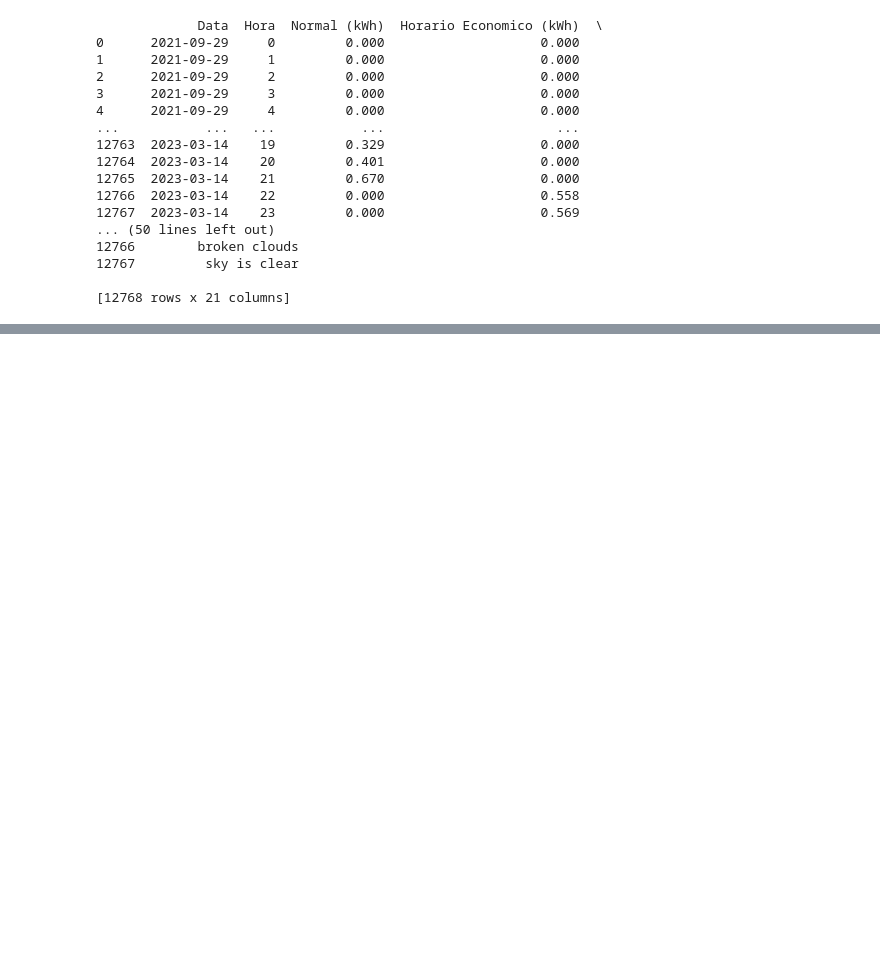
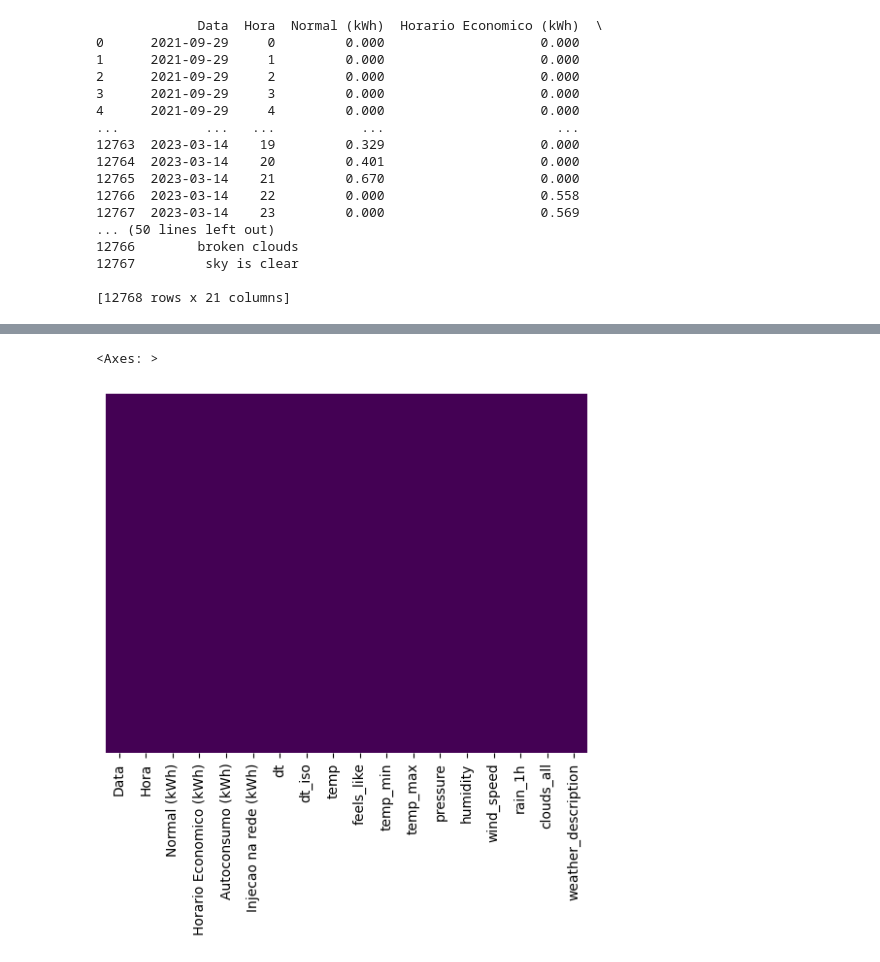
Before and after one commit to mirelois/DaaProjeto, a Jupyter notebook: tarefa_2/tarefa2.ipynb, the cells around one changed output, grey strips where cells are left out. Cells and saved outputs as stored; diff of their text form; code cells hidden in the pictures; blank space fills up the shorter version.

```diff
--- a/tarefa_2/tarefa2.ipynb
+++ b/tarefa_2/tarefa2.ipynb
@@ -208,0 +295,6 @@ sns.heatmap(df_final_v2.isnull(),yticklabels= False,  cbar = False, cmap = 'viri
+# %%
+# ver se existem celulas vazias e se existirem temos de decidir preencher ou apagalas
+sns.heatmap(df_final_v2.isnull(),yticklabels= False,  cbar = False, cmap = 'viridis')
+# %% [output]
+<Axes: >
+[figure, added]
```
Also changed, not shown: parts of 21 cells of this notebook, 2 other files.
